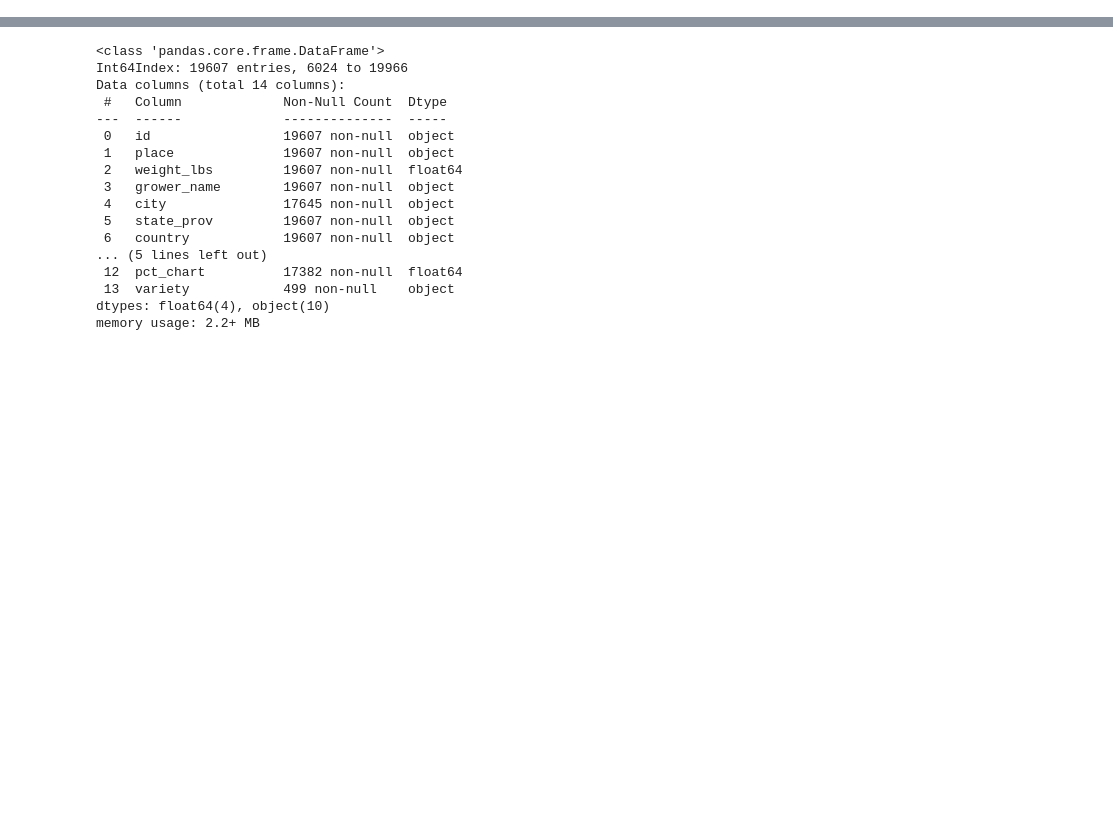
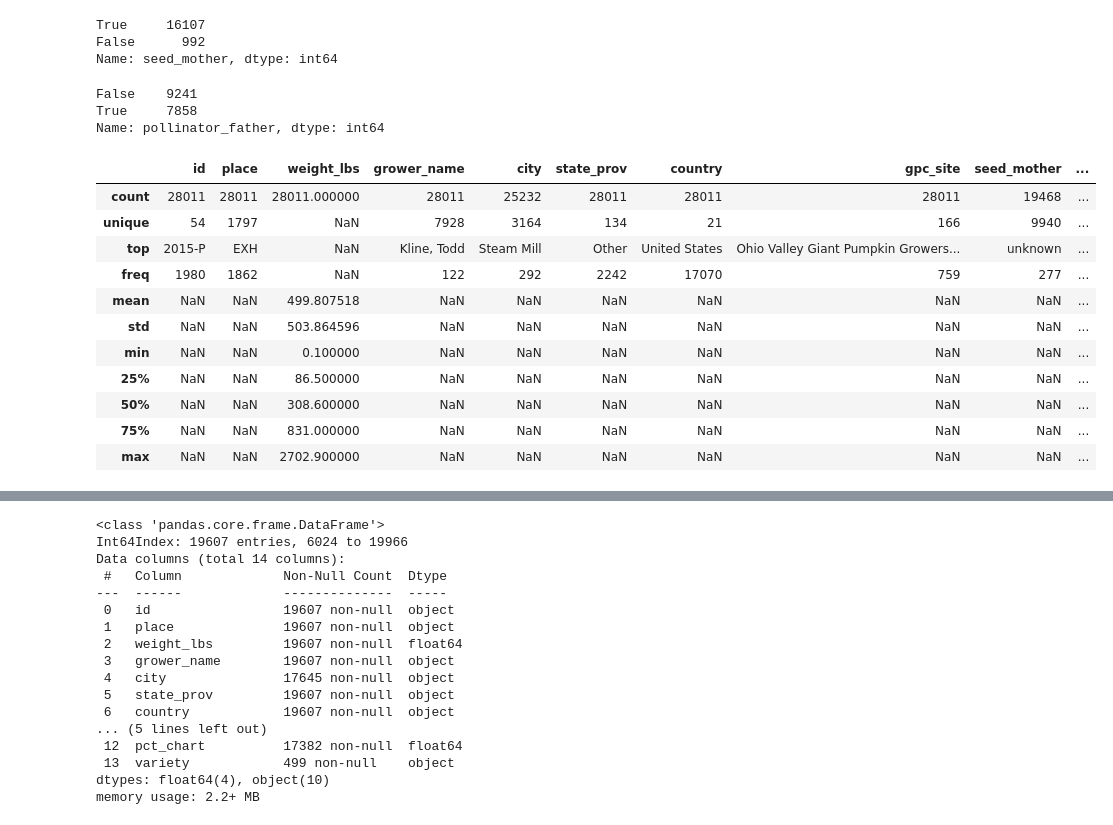
Before and after one commit to UBC-MDS/Giant_Pumpkins_Weight_Prediction, a Jupyter notebook: src/eda/pumpkin_eda.ipynb, the cells around one changed output, grey strips where cells are left out. Saved outputs shown, nothing was run; the diff lists cells and outputs as text; code cells hidden in the pictures; blank space fills up the shorter version.

```diff
--- a/src/eda/pumpkin_eda.ipynb
+++ b/src/eda/pumpkin_eda.ipynb
@@ -15,0 +64,26 @@ pumpkins_df = pd.read_csv(path, thousands=",")
+# %%
+# skip
+# tidy data
+
+pumpkins_df.dropna(subset=["seed_mother", "pollinator_father"], inplace=True)
+
+# drop rows with unknown seed_mother
+pumpkins_df = pumpkins_df[
+    -pumpkins_df["seed_mother"].str.contains(
+        "^unk", flags=re.IGNORECASE, regex=True, na=False
+    )
+]
+# drop rows with unknown pollinator_father
+pumpkins_df = pumpkins_df[
+    -pumpkins_df["pollinator_father"].str.contains(
+        "^unk", flags=re.IGNORECASE, regex=True, na=False
+    )
+]
+# %%
+# skip
+bool = pumpkins_df["seed_mother"].str.match("^\d")
+bool.value_counts()
+# %% [output]
+True     16107
+False      992
+Name: seed_mother, dtype: int64
@@ -15,0 +98,8 @@ pumpkins_df = pd.read_csv(path, thousands=",")
+# %%
+# skip
+bool = pumpkins_df["pollinator_father"].str.match("^\d")
+bool.value_counts()
+# %% [output]
+False    9241
+True     7858
+Name: pollinator_father, dtype: int64
@@ -15,0 +114,15 @@ pumpkins_df = pd.read_csv(path, thousands=",")
+# %%
+pumpkins_df.describe(include="all")
+# %% [output]
+|  | id | place | weight_lbs | grower_name | city | state_prov | country | gpc_site | seed_mother | ... |
+| count | 28011 | 28011 | 28011.000000 | 28011 | 25232 | 28011 | 28011 | 28011 | 19468 | ... |
+| unique | 54 | 1797 | NaN | 7928 | 3164 | 134 | 21 | 166 | 9940 | ... |
+| top | 2015-P | EXH | NaN | Kline, Todd | Steam Mill | Other | United States | Ohio Valley Giant Pumpkin Growers... | unknown | ... |
+| freq | 1980 | 1862 | NaN | 122 | 292 | 2242 | 17070 | 759 | 277 | ... |
+| mean | NaN | NaN | 499.807518 | NaN | NaN | NaN | NaN | NaN | NaN | ... |
+| std | NaN | NaN | 503.864596 | NaN | NaN | NaN | NaN | NaN | NaN | ... |
+| min | NaN | NaN | 0.100000 | NaN | NaN | NaN | NaN | NaN | NaN | ... |
+| 25% | NaN | NaN | 86.500000 | NaN | NaN | NaN | NaN | NaN | NaN | ... |
+| 50% | NaN | NaN | 308.600000 | NaN | NaN | NaN | NaN | NaN | NaN | ... |
+| 75% | NaN | NaN | 831.000000 | NaN | NaN | NaN | NaN | NaN | NaN | ... |
+| max | NaN | NaN | 2702.900000 | NaN | NaN | NaN | NaN | NaN | NaN | ... |
```
Also changed, not shown: parts of 32 cells of this notebook, 9 other files.
